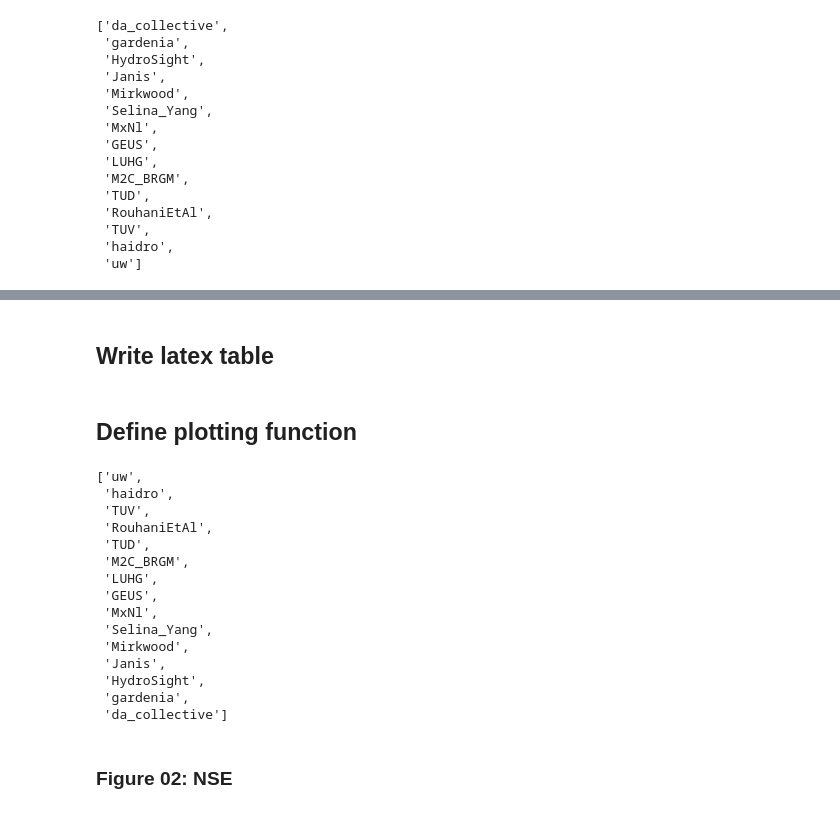
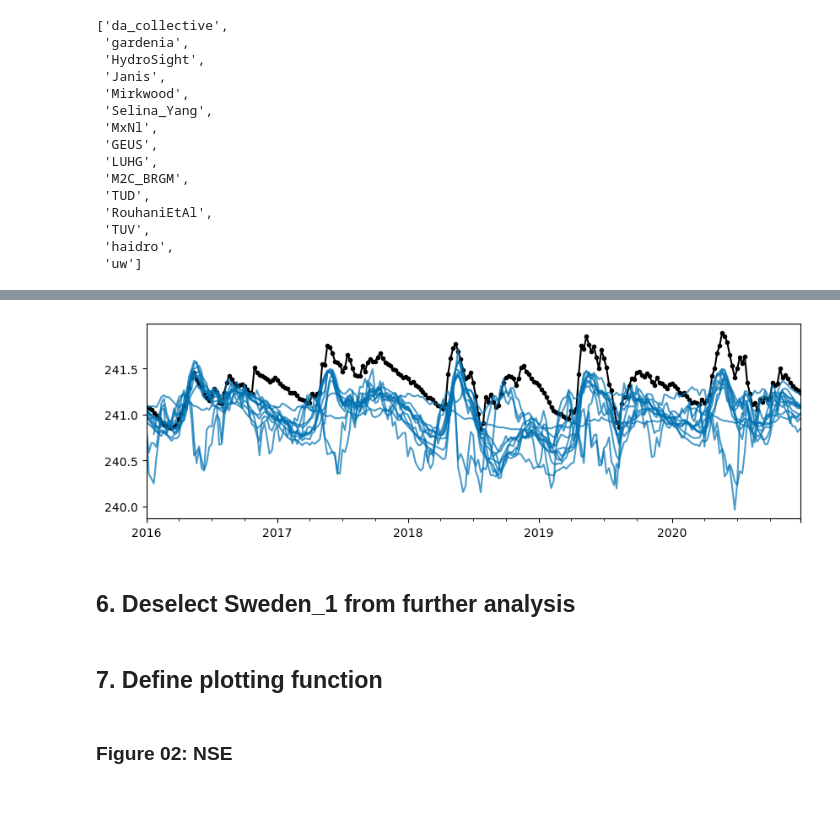
Before and after one commit to gwmodeling/challenge, a Jupyter notebook: scripts/03_analyse.ipynb, the cells around one changed output, grey strips where cells are left out. Saved outputs shown, nothing was run; the diff lists cells and outputs as text; code cells hidden in the pictures.

Commit message:
update analysis notebook

```diff
--- a/scripts/03_analyse.ipynb
+++ b/scripts/03_analyse.ipynb
@@ -161,3 +183,10 @@ metrics.head()
+# %%
+ax = heads.loc[tmin["Sweden_1"]:tmax["Sweden_1"], "Sweden_1"].dropna().plot(marker=".", color="k", figsize=(10,3))
+for name, sim in sims.loc[tmin["Sweden_1"]:tmax["Sweden_1"], (slice(None), "Sweden_1", "Simulated Head")].items():
+    if not sim.dropna().empty:
+        sim.dropna().plot(legend=False, ax=ax, alpha=0.7, color="C0")
+# %% [output]
+[figure, added]
 # %% [markdown]
-## Write latex table
+## 6. Deselect Sweden_1 from further analysis
 # %%
@@ -167,25 +195,8 @@ metrics.head()
 # %% [markdown]
-## Define plotting function
+## 7. Define plotting function
 # %%
 # Reverse once here..
 order.reverse()
-order
-# %% [output]
-['uw',
- 'haidro',
- 'TUV',
- 'RouhaniEtAl',
- 'TUD',
- 'M2C_BRGM',
- 'LUHG',
- 'GEUS',
- 'MxNl',
- 'Selina_Yang',
- 'Mirkwood',
- 'Janis',
- 'HydroSight',
- 'gardenia',
- 'da_collective']
 # %%
 def plot_metrics(metric, label, best="max"):
     """
```
Also changed, not shown: parts of 15 cells of this notebook, 2 other files.
